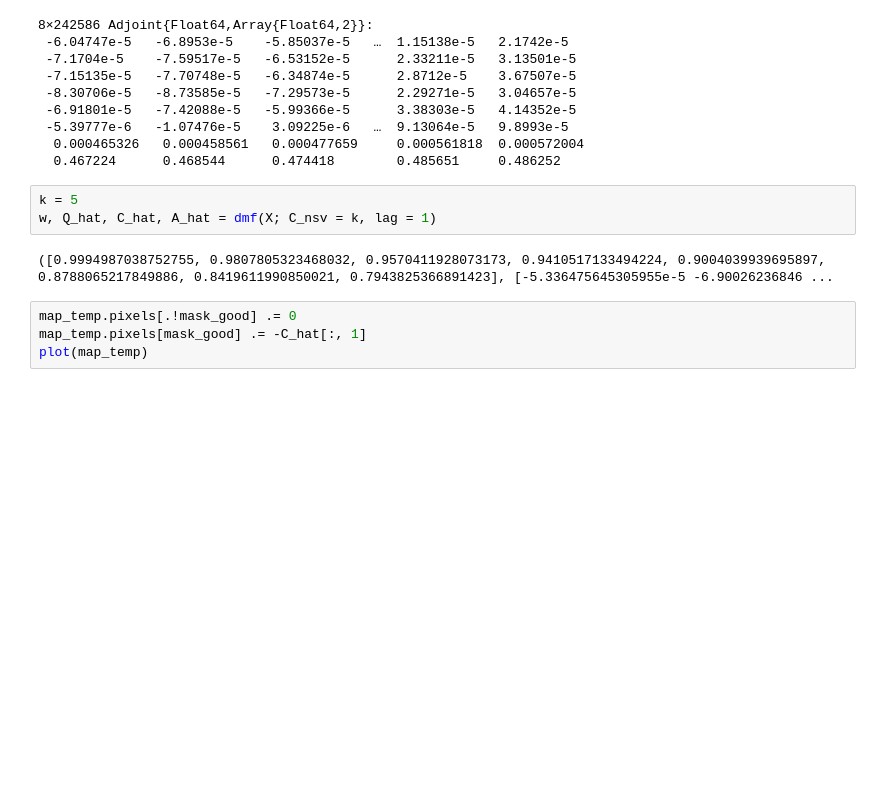
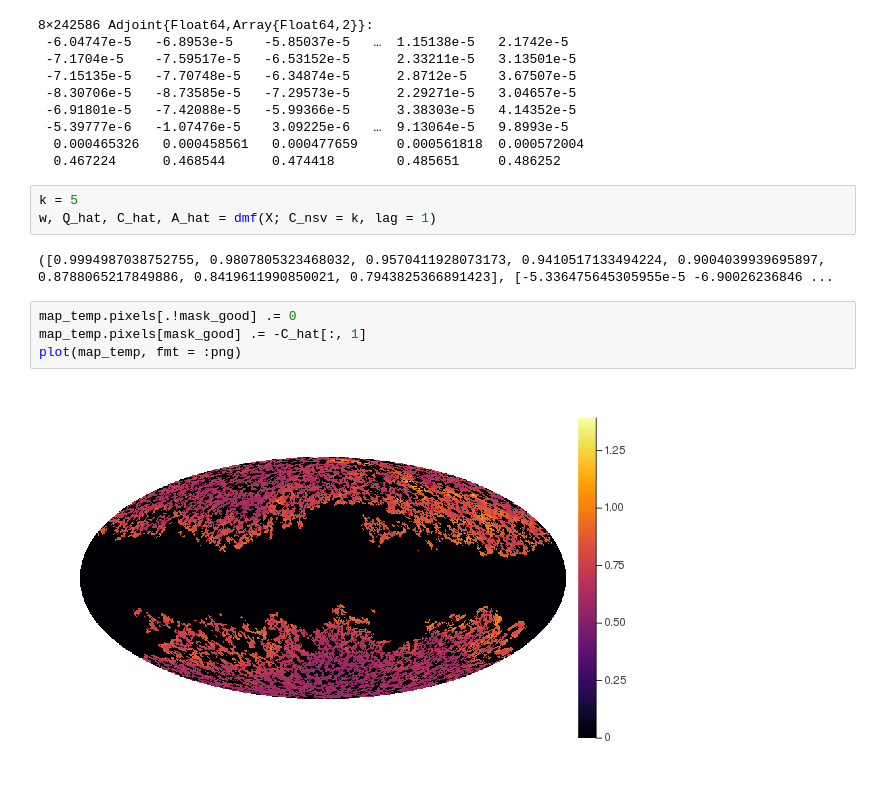
Before and after one commit to quzhijie/CMB_SZ, a Jupyter notebook: DMF_CMB_SZ.ipynb, the cells around one changed output. Cells and saved outputs as stored; diff of their text form; blank space fills up the shorter version.

```diff
--- a/DMF_CMB_SZ.ipynb
+++ b/DMF_CMB_SZ.ipynb
@@ -49,6 +49,8 @@ w, Q_hat, C_hat, A_hat = dmf(X; C_nsv = k, lag = 1)
 # %%
 map_temp.pixels[.!mask_good] .= 0
 map_temp.pixels[mask_good] .= -C_hat[:, 1]
-plot(map_temp)
+plot(map_temp, fmt = :png)
+# %% [output]
+[figure, added]
 # %%
 map_temp.pixels[mask_good] .= -C_hat[:, 2]
```
Also changed, not shown: parts of 4 cells of this notebook, 1 other file.
